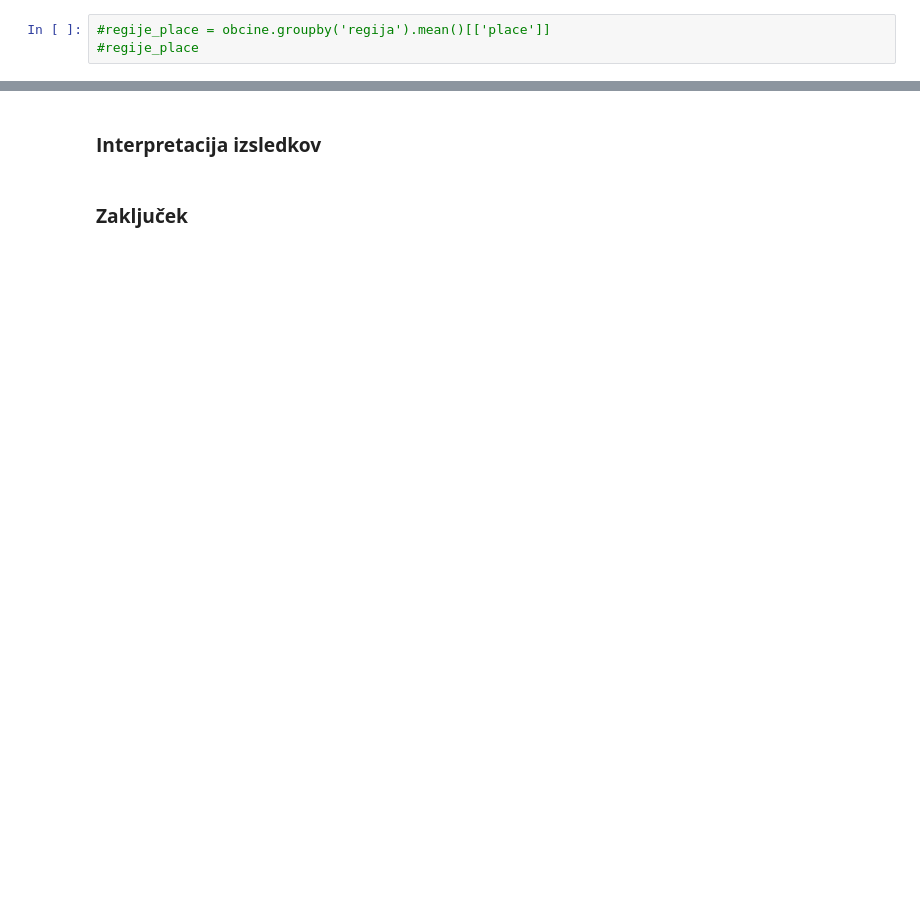
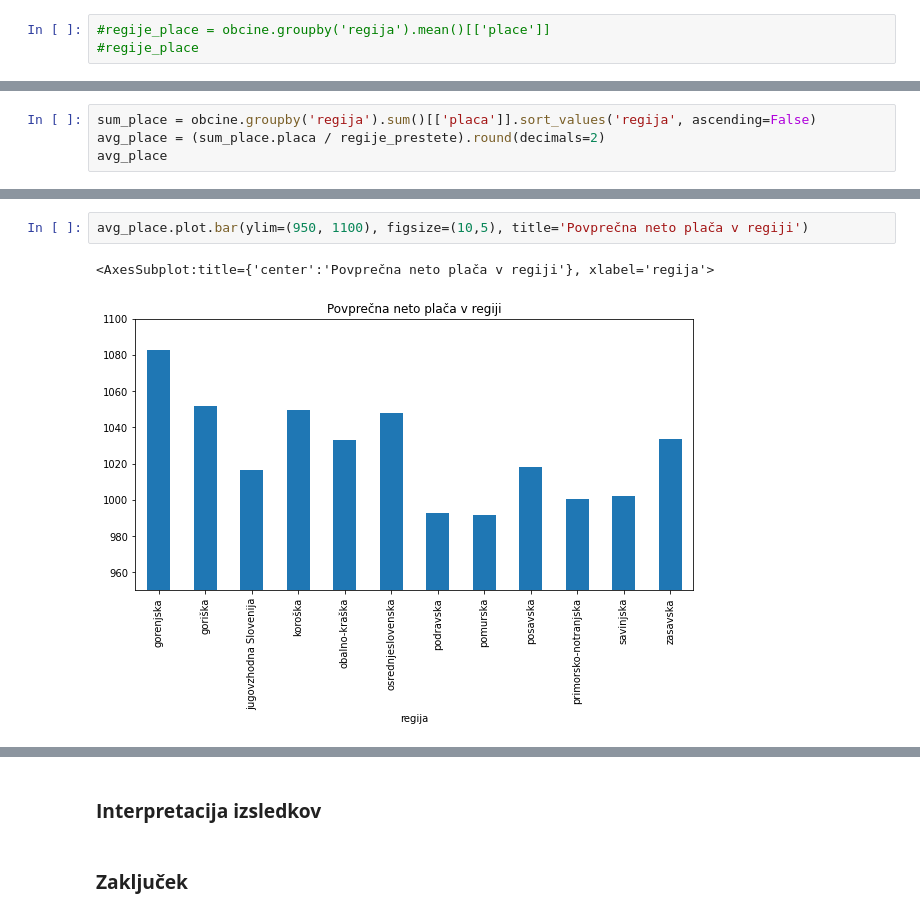
Before and after one commit to matejgorjup/PROG1-analiza-podatkov, a Jupyter notebook: obcine.ipynb, the cells around one changed output, grey strips where cells are left out. Saved outputs shown, nothing was run; the diff lists cells and outputs as text; blank space fills up the shorter version.

```diff
--- a/obcine.ipynb
+++ b/obcine.ipynb
@@ -123,0 +174,4 @@ obcine[obcine.delovna_aktivnost > 71].sort_values('placa')
+# %%
+sum_place = obcine.groupby('regija').sum()[['placa']].sort_values('regija', ascending=False)
+avg_place = (sum_place.placa / regije_prestete).round(decimals=2)
+avg_place
@@ -123,0 +193,5 @@ obcine[obcine.delovna_aktivnost > 71].sort_values('placa')
+# %%
+avg_place.plot.bar(ylim=(950, 1100), figsize=(10,5), title='Povprečna neto plača v regiji')
+# %% [output]
+<AxesSubplot:title={'center':'Povprečna neto plača v regiji'}, xlabel='regija'>
+[figure, added]
```
Also changed, not shown: parts of 25 cells of this notebook, 2 other files.
